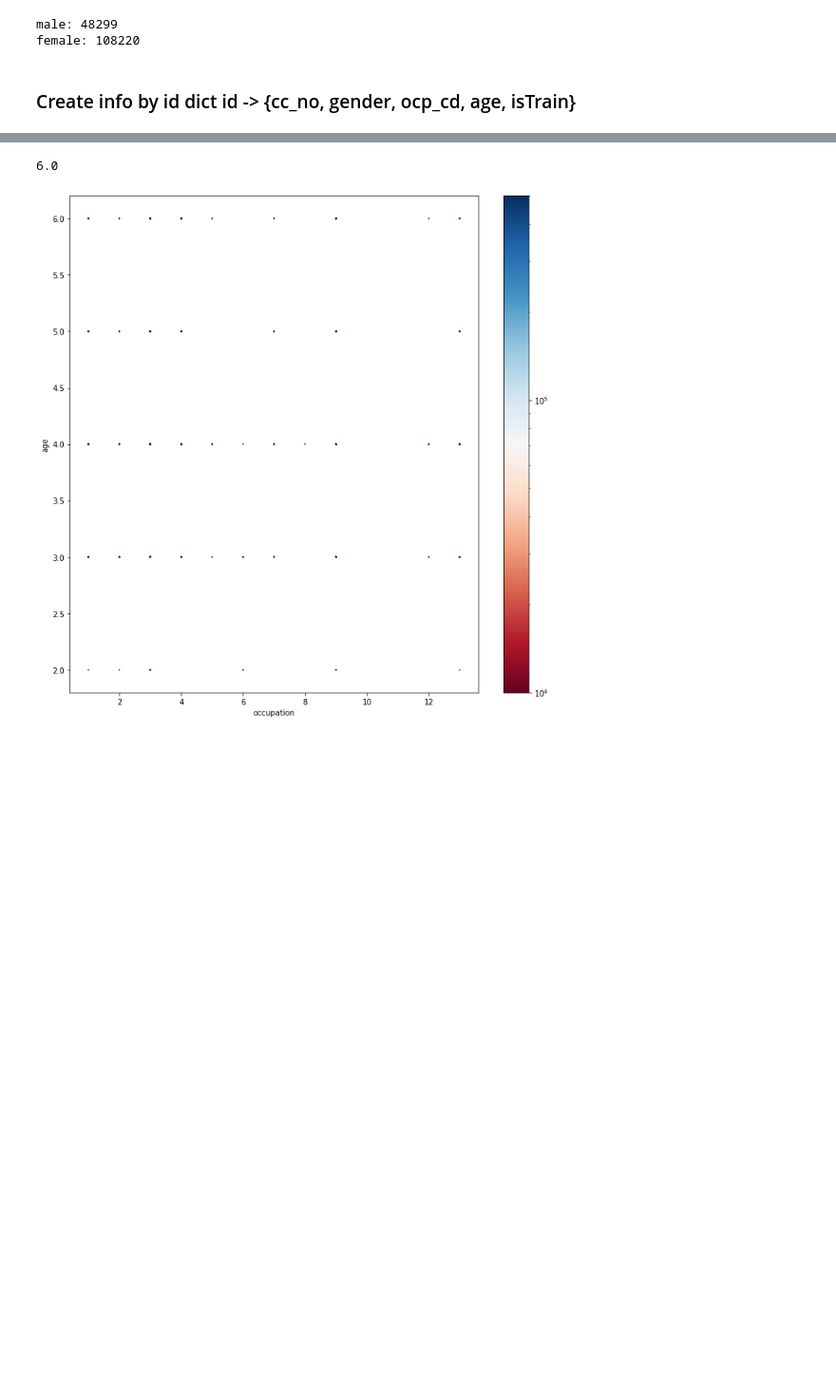
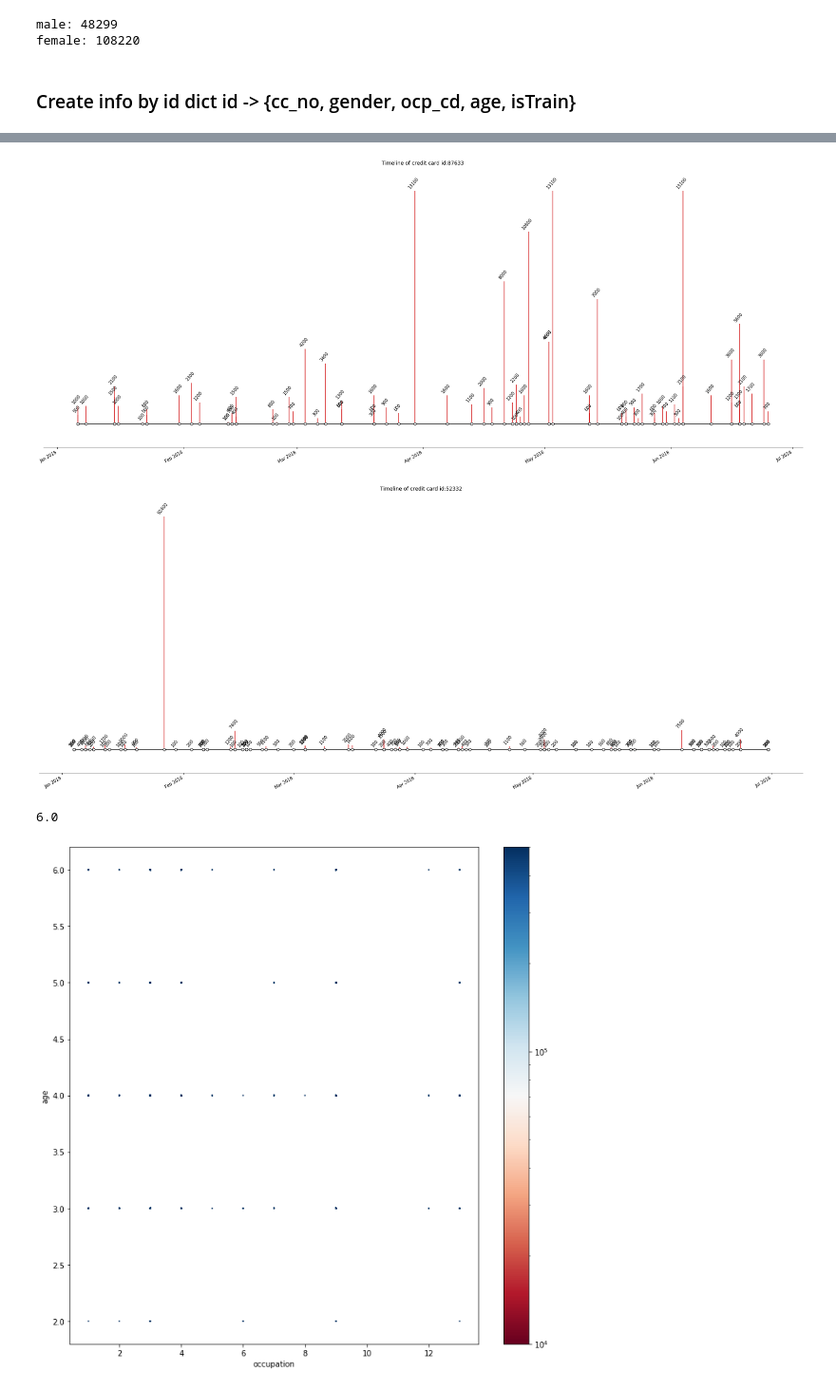
Before and after one commit to thanit456/techjam_2019, a Jupyter notebook: data_pack/Dai.ipynb, the cells around one changed output, grey strips where cells are left out. Shown at 95% size. Cells and saved outputs as stored; diff of their text form; code cells hidden in the pictures; blank space fills up the shorter version.

```diff
--- a/data_pack/Dai.ipynb
+++ b/data_pack/Dai.ipynb
@@ -135,18 +137,17 @@ female: 108220
 ### Create info by id dict id -> {cc_no, gender, ocp_cd, age, isTrain}
 # %%
 info_by_id = {}
+#compute info_by_id
 for i in range(len(data[kw[0]])):
     _id = data[kw[0]].iloc[i]['id']
-    if _id not in info_by_id:
+    try:
+        info_by_id[_id]['cc_no'] |= {data[kw[0]].iloc[i]['cc_no']}
+    except:
         info_by_id[_id] = {'cc_no': {data[kw[0]].iloc[i]['cc_no']},
                            'gender': data[kw[0]].iloc[i]['gender'],
                            'ocp_cd': data[kw[0]].iloc[i]['ocp_cd'],
                            'age': data[kw[0]].iloc[i]['age']
                           }
-    else:
-#         print(info_by_id, i, _id)
-        info_by_id[_id]['cc_no'] |= {data[kw[0]].iloc[i]['cc_no']}
-#         raise ValueError('error')
 
 #add isTrain attribute
 for i in range(len(data['train'])):
@@ -173,0 +177,13 @@ for item in info_by_id:
+# %%
+info_by_cc = {}
+#compute info_by_cc
+for i in progressbar.progressbar(range(len(data[kw[1]]))):
+    ccn = data[kw[1]].iloc[i]['cc_no']
+    try:
+        info_by_cc[ccn]['pos_dt'].append(data[kw[1]].iloc[i]['pos_dt'])
+        info_by_cc[ccn]['cc_txn_amt'].append(data[kw[1]].iloc[i]['cc_txn_amt'])
+    except:
+        info_by_cc[ccn] = {
+            'pos_dt': [data[kw[1]].iloc[i]['pos_dt']],
+            'cc_txn_amt': [data[kw[1]].iloc[i]['cc_txn_amt']]
+        }
@@ -194,3 +312,9 @@ for _id in info_by_id:
+# %%
+show_timeline(87633)
+show_timeline(52332)
+# %% [output]
+[figure, added]
+[figure, added]
 # %%
 import matplotlib.colors as cs
 fig = plt.figure(figsize=(12,12))
```
Also changed, not shown: parts of 14 cells of this notebook.
